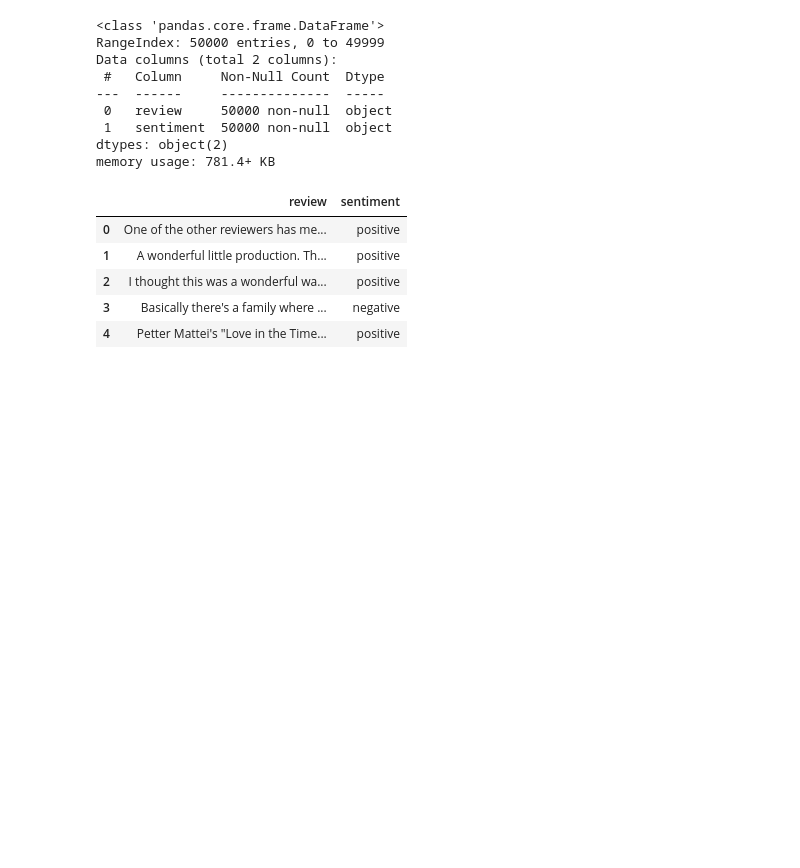
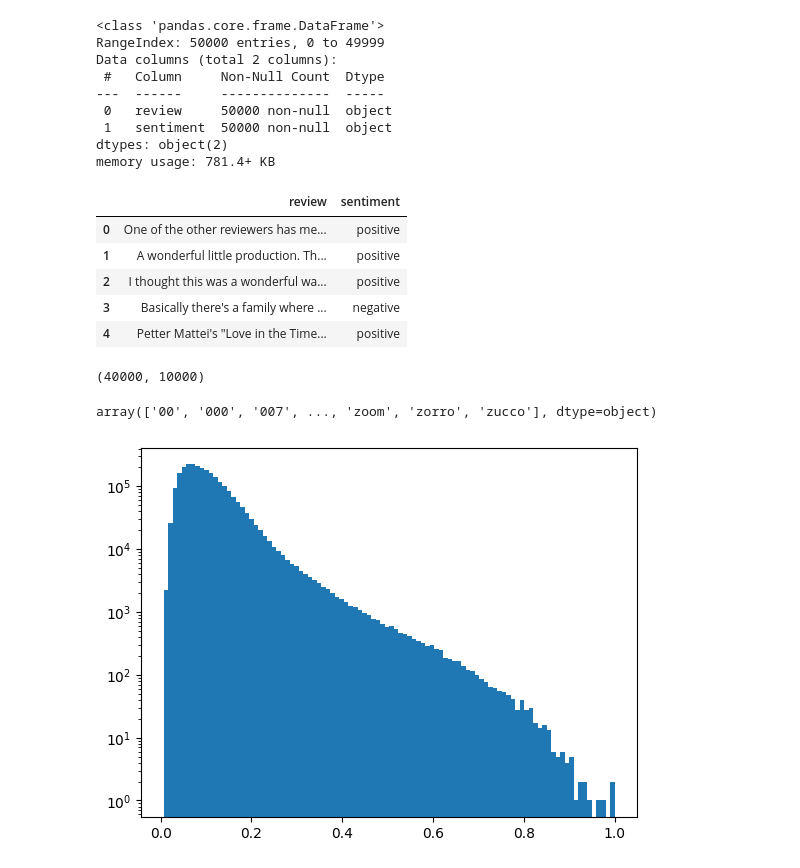
Before and after one commit to commitit/NLP, a Jupyter notebook: NLPv2.ipynb, the cells around one changed output. Saved outputs shown, nothing was run; the diff lists cells and outputs as text; code cells hidden in the pictures; blank space fills up the shorter version.

```diff
--- a/NLPv2.ipynb
+++ b/NLPv2.ipynb
@@ -89,0 +95,22 @@ print(test_data.shape)
+# %%
+# Convert the text data to TF-IDF vectors, all words, all data
+vectorizer = TfidfVectorizer(stop_words='english',max_df = 0.1, max_features=10000 )
+
+train_vectors = vectorizer.fit_transform(train_data)
+test_vectors = vectorizer.transform(test_data)
+# %%
+train_vectors.toarray().shape
+# %% [output]
+(40000, 10000)
+# %%
+feature_names = vectorizer.get_feature_names_out()
+feature_names
+# %% [output]
+array(['00', '000', '007', ..., 'zoom', 'zorro', 'zucco'], dtype=object)
+# %%
+af = train_vectors.toarray().flatten()
+# plot only present words (tfidf>0)
+aff = af[af>0]
+plt.hist(aff, 100, log=True);
+# %% [output]
+[figure, added]
```
Also changed, not shown: parts of 4 cells of this notebook.
